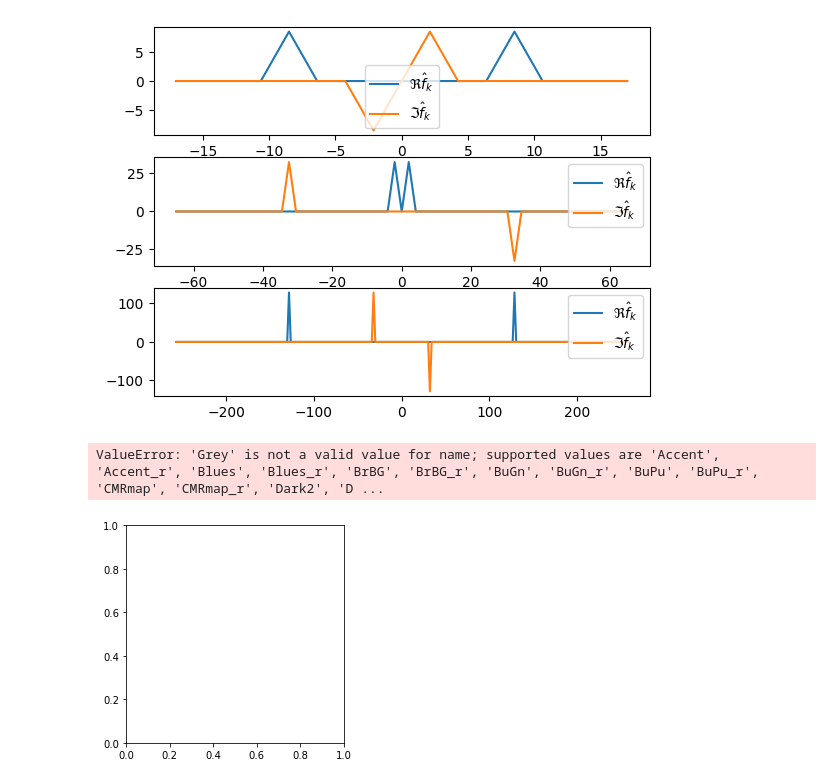
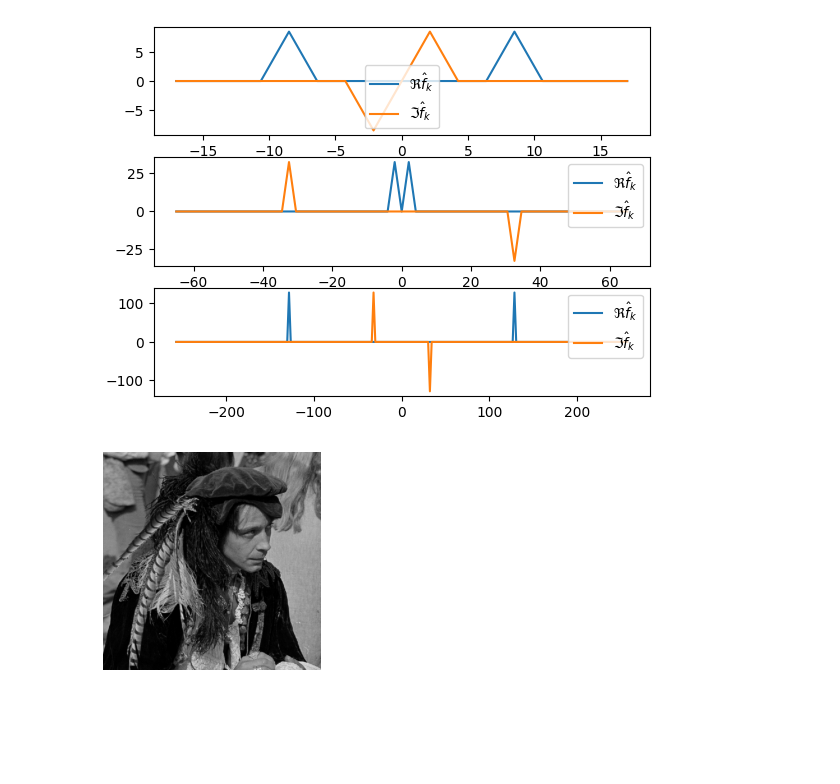
Before and after one commit to EmilKofoed/Prosjekt2-nummat, a Jupyter notebook: notebook.ipynb, the cells around one changed output. Cells and saved outputs as stored; diff of their text form; code cells hidden in the pictures; blank space fills up the shorter version.

```diff
--- a/notebook.ipynb
+++ b/notebook.ipynb
@@ -202,7 +202,8 @@ plt.show()
 [figure]
 # %%
 klaus = plt.imread("klaus.gif")
-plt.imshow(klaus,cmap="Grey")
+plt.imshow(klaus,cmap="gray")
+plt.axis("off")
+plt.show()
 # %% [output]
-ValueError: 'Grey' is not a valid value for name; supported values are 'Accent', 'Accent_r', 'Blues', 'Blues_r', 'BrBG', 'BrBG_r', 'BuGn', 'BuGn_r', 'BuPu', 'BuPu_r', 'CMRmap', 'CMRmap_r', 'Dark2', 'D ...
-[figure, old version]
+[figure, new version]
```
